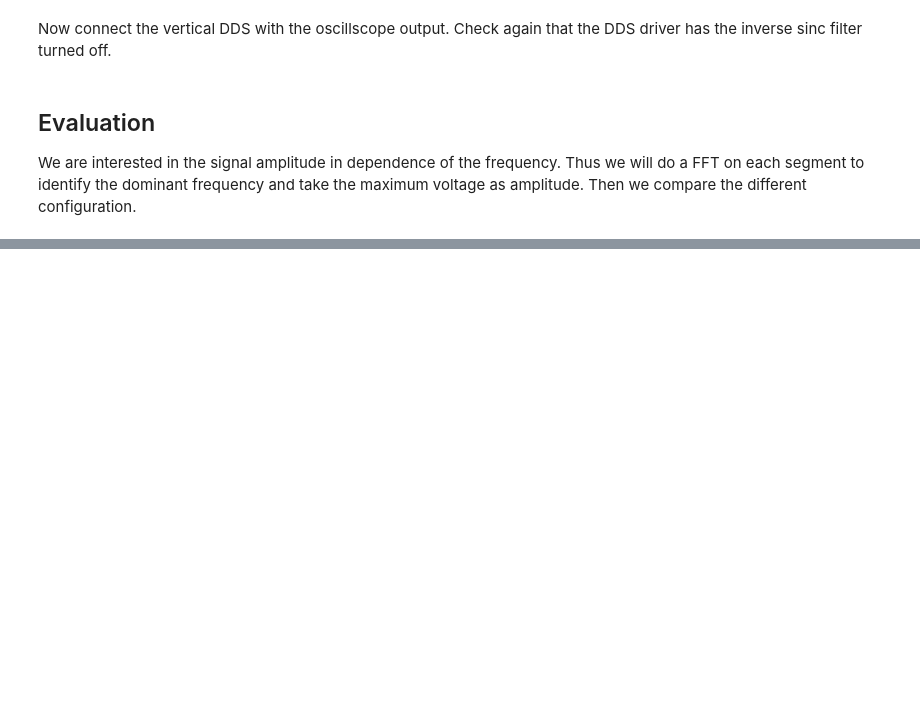
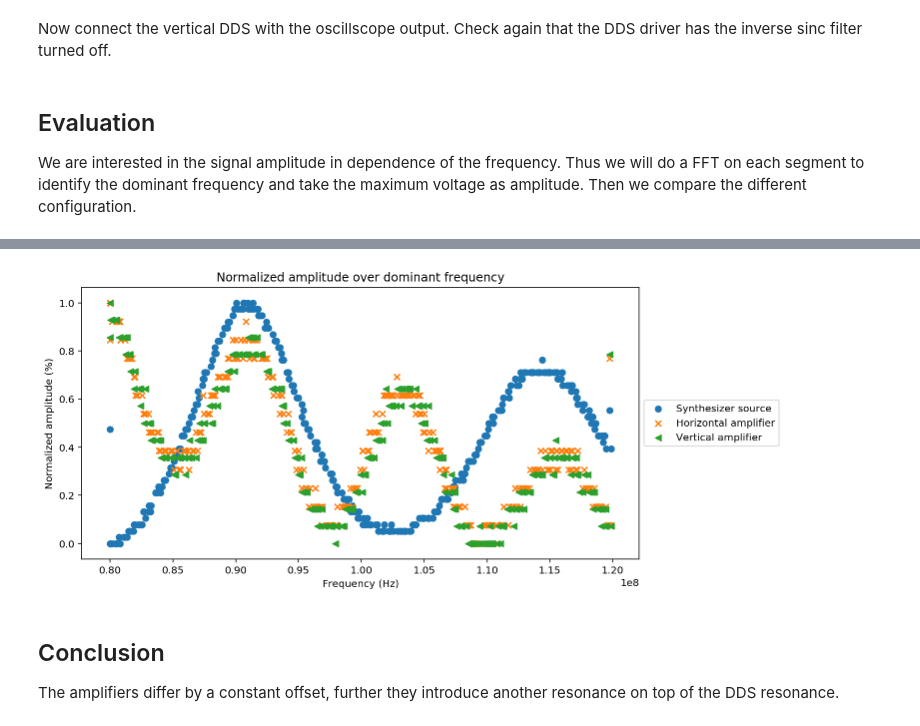
Before and after one commit to bodokaiser/bachelor-thesis, a Jupyter notebook: notebook/amplifier.ipynb, the cells around one changed output, grey strips where cells are left out. Cells and saved outputs as stored; diff of their text form; code cells hidden in the pictures; blank space fills up the shorter version.

```diff
--- a/notebook/amplifier.ipynb
+++ b/notebook/amplifier.ipynb
@@ -79,0 +111,30 @@ def fft(df):
+# %%
+fig = plt.figure(figsize=(10, 5))
+
+fs, As = zip(*data_f_to_A['source'])
+fh, Ah = zip(*data_f_to_A['horizontal'])
+fv, Av = zip(*data_f_to_A['vertical'])
+
+#vmin = np.min([np.min(As), np.min(Ah), np.min(Av)])
+#vmax = np.max([np.max(As), np.max(Ah), np.max(Av)])
+
+As = (As - np.min(As)) / (np.max(As) - np.min(As))
+Ah = (Ah - np.min(Ah)) / (np.max(Ah) - np.min(Ah))
+Av = (Av - np.min(Av)) / (np.max(Av) - np.min(Av))
+
+plt.scatter(fs, As, label='Synthesizer source', marker='o')
+plt.scatter(fh, Ah, label='Horizontal amplifier', marker='x')
+plt.scatter(fv, Av, label='Vertical amplifier', marker='<')
+
+plt.title('Normalized amplitude over dominant frequency')
+plt.xlabel('Frequency (Hz)')
+plt.ylabel('Normalized amplitude (%)')
+plt.legend(loc='center left', bbox_to_anchor=(1, 0.5))
+fig.savefig('../figure/amplifier/source.pdf', bbox_inches='tight')
+plt.show()
+# %% [output]
+[figure, added]
+# %% [markdown]
+## Conclusion
+
+The amplifiers differ by a constant offset, further they introduce another resonance on top of the DDS resonance.
```
Also changed, not shown: parts of 6 cells of this notebook, 4 other files.
